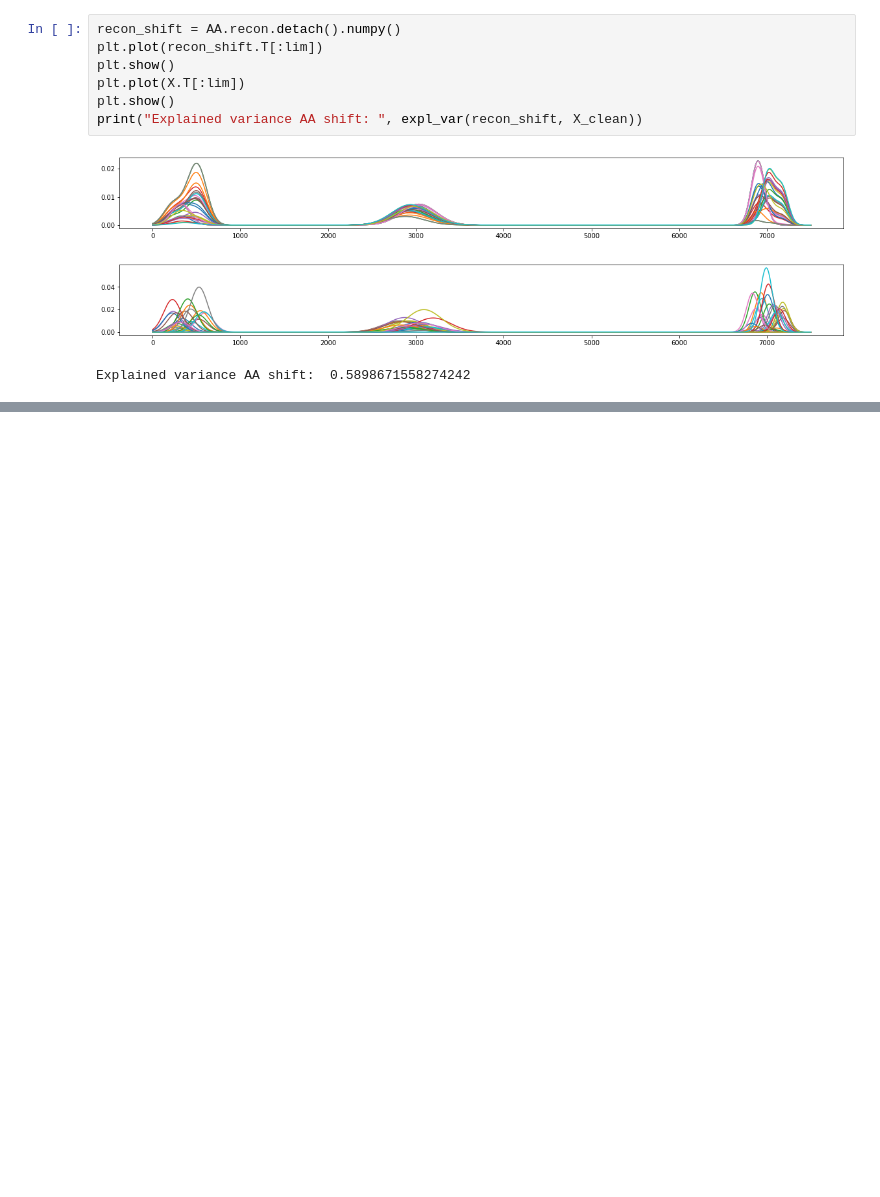
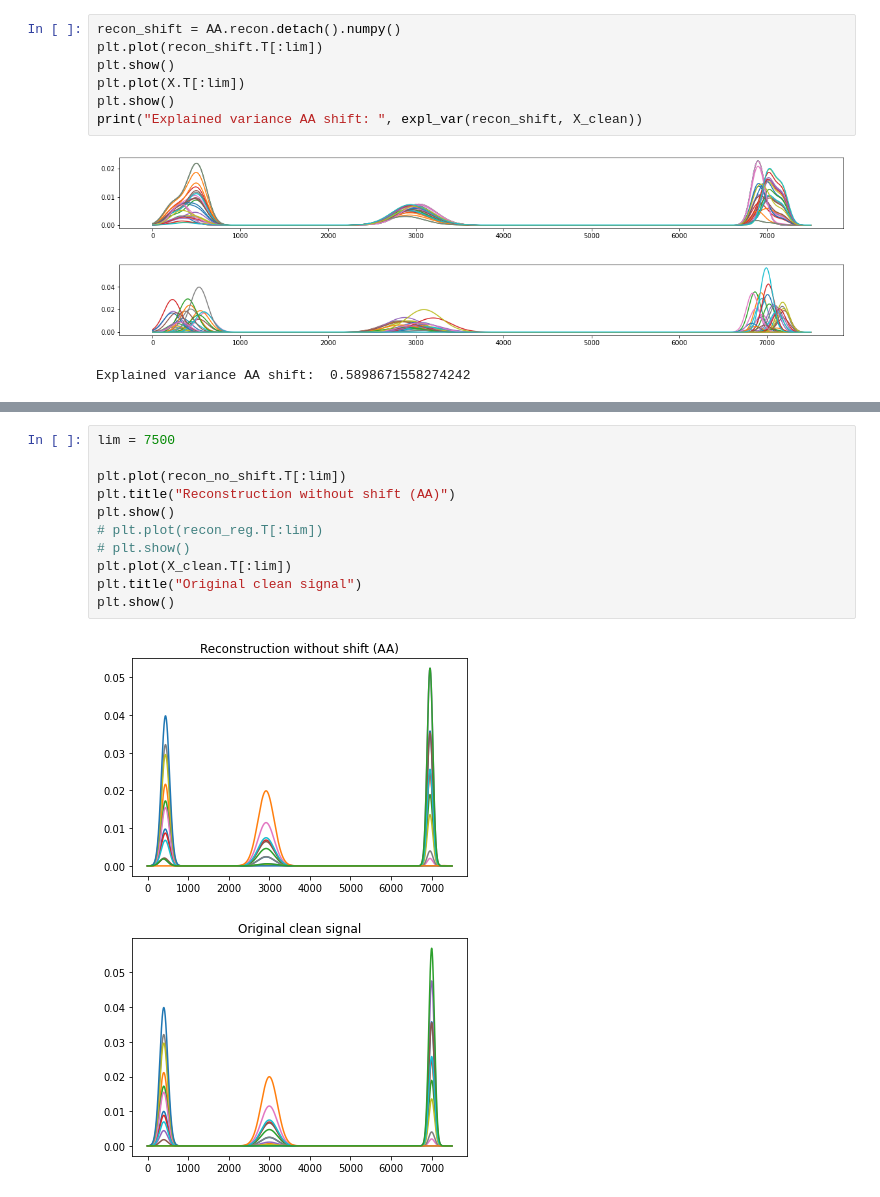
Before and after one commit to AlexanderVoldby/02466Fagprojekt2023, a Jupyter notebook: test_with_shift.ipynb, the cells around one changed output, grey strips where cells are left out. Cells and saved outputs as stored; diff of their text form; blank space fills up the shorter version.

```diff
--- a/test_with_shift.ipynb
+++ b/test_with_shift.ipynb
@@ -318,0 +348,14 @@ Explained variance AA shift:  0.5898671558274242
+# %%
+lim = 7500
+
+plt.plot(recon_no_shift.T[:lim])
+plt.title("Reconstruction without shift (AA)")
+plt.show()
+# plt.plot(recon_reg.T[:lim])
+# plt.show()
+plt.plot(X_clean.T[:lim])
+plt.title("Original clean signal")
+plt.show()
+# %% [output]
+[figure, added]
+[figure, added]
```
Also changed, not shown: parts of 10 cells of this notebook.
